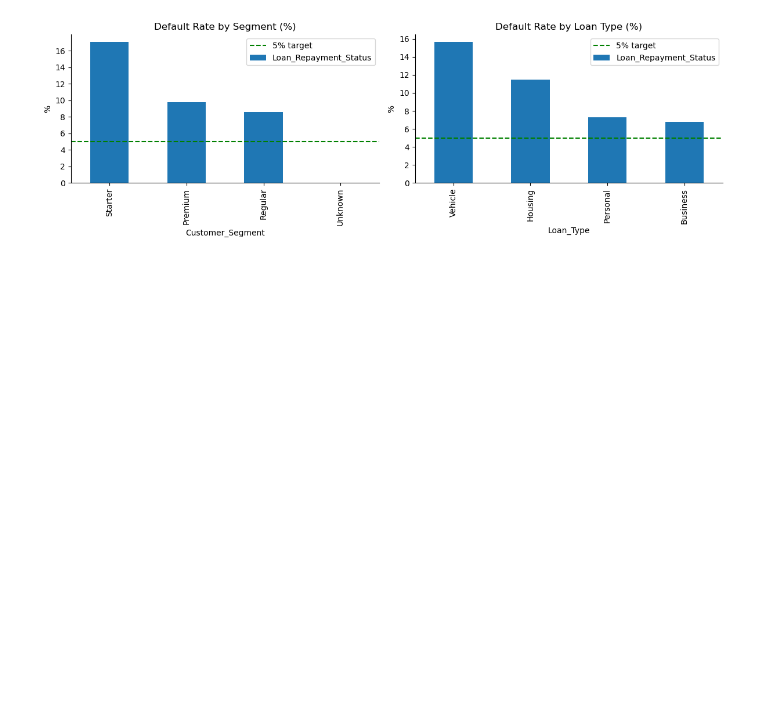
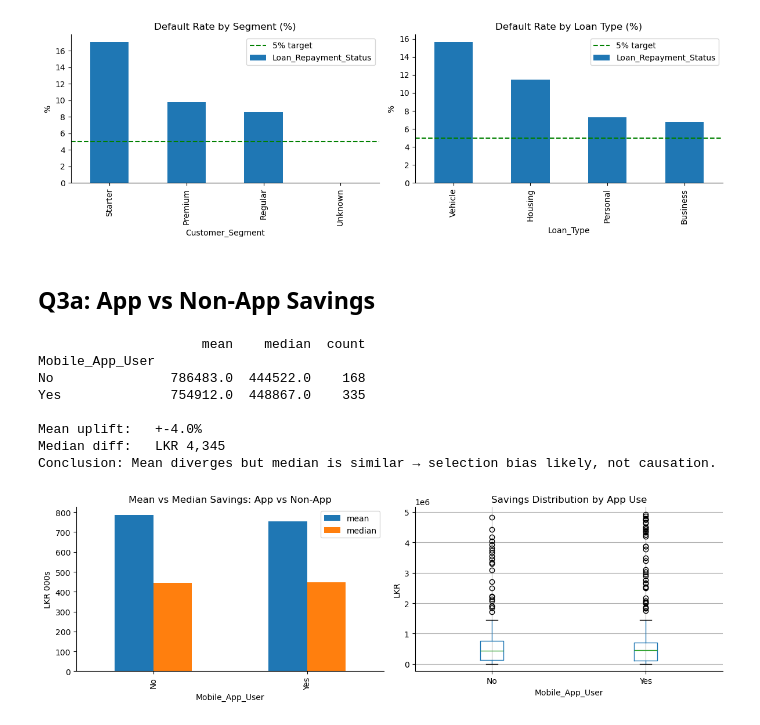
Before and after one commit to senara20240943-droid/Dialog-Fintec, a Jupyter notebook: Assessment questions.ipynb, the cells around one changed output. Saved outputs shown, nothing was run; the diff lists cells and outputs as text; code cells hidden in the pictures; blank space fills up the shorter version.

Commit message:
app vs no app savings and cross sell opportunity question 03

```diff
--- a/Assessment questions.ipynb
+++ b/Assessment questions.ipynb
@@ -219,3 +219,34 @@ Personal     7.3
 Business     6.8
 Name: Loan_Repayment_Status, dtype: float64
 [figure]
+# %% [markdown]
+##  Q3a: App vs Non-App Savings
+# %%
+app = df.groupby("Mobile_App_User")["Savings_Balance"].agg(["mean","median","count"]).round(0)
+print(app)
+
+yes_mean = app.loc["Yes","mean"]; no_mean = app.loc["No","mean"]
+yes_med  = app.loc["Yes","median"]; no_med  = app.loc["No","median"]
+print(f"\nMean uplift:   +{round((yes_mean-no_mean)/no_mean*100,1)}%")
+print(f"Median diff:   LKR {yes_med-no_med:,.0f}")
+print("Conclusion: Mean diverges but median is similar → selection bias likely, not causation.")
+
+fig, axes = plt.subplots(1, 2, figsize=(12, 4))
+app[["mean","median"]].div(1000).plot.bar(ax=axes[0])
+axes[0].set(title="Mean vs Median Savings: App vs Non-App", ylabel="LKR 000s")
+
+df.boxplot(column="Savings_Balance", by="Mobile_App_User", ax=axes[1])
+axes[1].set(title="Savings Distribution by App Use", ylabel="LKR")
+plt.suptitle("")
+for ax in axes: ax.spines[["top","right"]].set_visible(False)
+plt.tight_layout(); plt.show()
+# %% [output]
+                     mean    median  count
+Mobile_App_User
+No               786483.0  444522.0    168
+Yes              754912.0  448867.0    335
+
+Mean uplift:   +-4.0%
+Median diff:   LKR 4,345
+Conclusion: Mean diverges but median is similar → selection bias likely, not causation.
+[figure, added]
```
Also changed, not shown: parts of 4 cells of this notebook.
